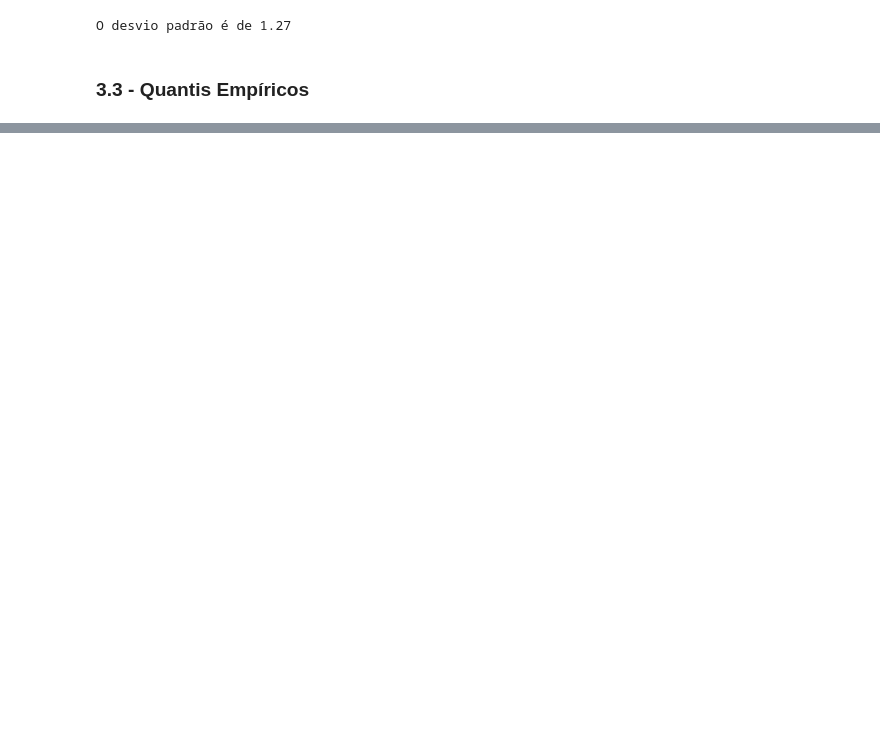
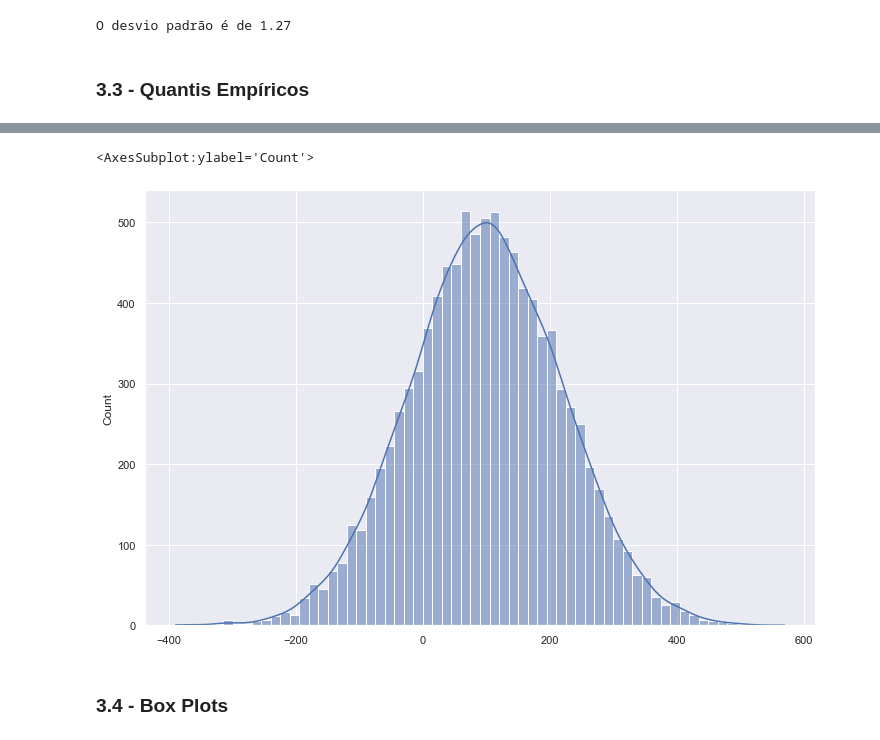
Before and after one commit to Victor-P-Martins/Estudos, a Jupyter notebook: Estatistica/Estatística.ipynb, the cells around one changed output, grey strips where cells are left out. Cells and saved outputs as stored; diff of their text form; code cells hidden in the pictures; blank space fills up the shorter version.

```diff
--- a/Estatistica/Estatística.ipynb
+++ b/Estatistica/Estatística.ipynb
@@ -369,0 +494,10 @@ O desvio padrão é de 1.27
+# %%
+#plotando a distribuição s
+sns.set_theme(style="darkgrid")
+plt.figure(figsize=(12,8))
+sns.histplot(s,kde = True)
+# %% [output]
+<AxesSubplot:ylabel='Count'>
+[figure, added]
+# %% [markdown]
+### 3.4 - Box Plots
```
Also changed, not shown: parts of 3 cells of this notebook.
